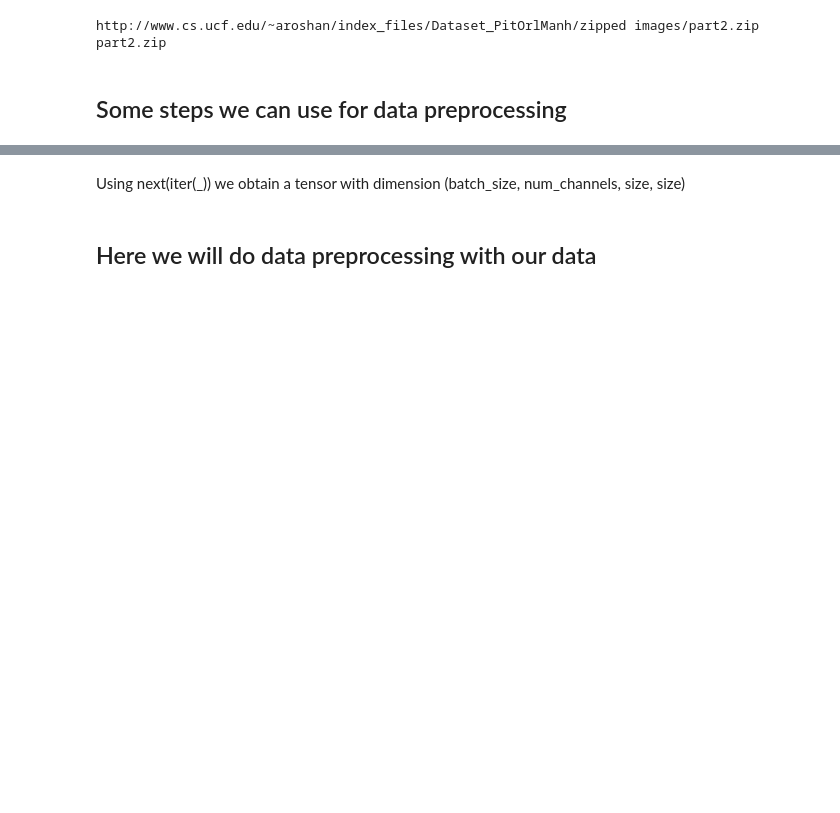
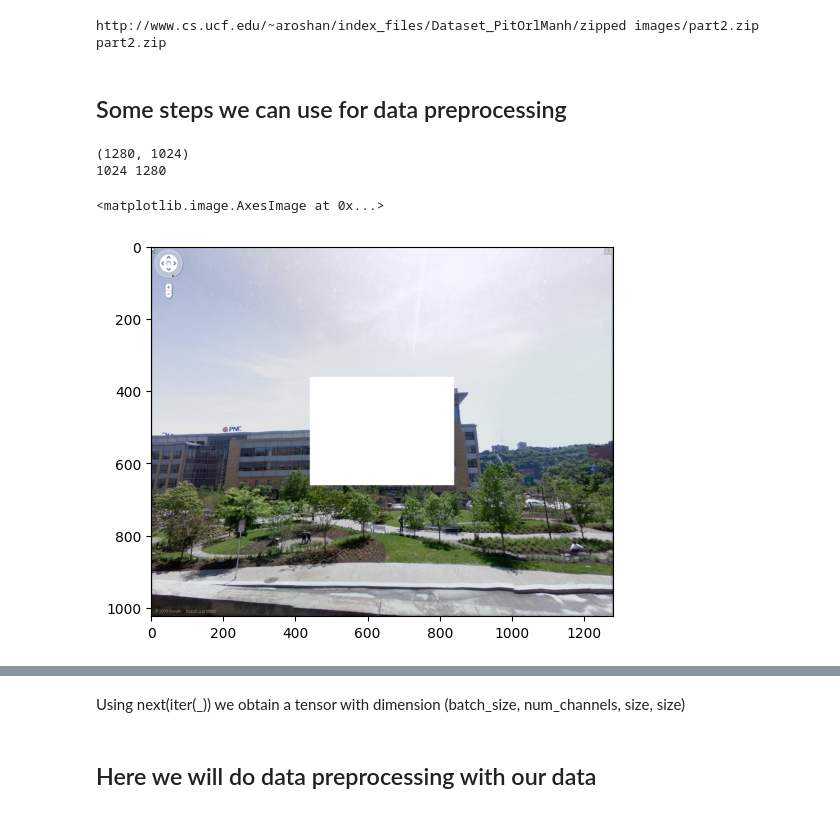
Before and after one commit to CosmoMaaya/computervision_project, a Jupyter notebook: Image_inpainting.ipynb, the cells around one changed output, grey strips where cells are left out. Saved outputs shown, nothing was run; the diff lists cells and outputs as text; code cells hidden in the pictures; blank space fills up the shorter version.

Commit message:
new data loading

```diff
--- a/Image_inpainting.ipynb
+++ b/Image_inpainting.ipynb
@@ -75,0 +103,28 @@ batch_size = 128
+# %%
+input_path = "train_data\\001100_1.jpg"
+img = PIL.Image.open(input_path)
+print(img.size)
+img = T.ToTensor()(img)
+
+# img_ary = np.array(img, dtype=np.uint8)
+# center = (640, 512)
+mask_size = (400, 300)
+# startx, starty = center[0] - width//2, center[1] - height//2
+# img_ary[starty:starty+height, startx:startx+width, :] = 0
+
+
+channel, y, x = img.size()
+print(y, x)
+y1, x1 = (y - mask_size[1]) // 2 , (x - mask_size[0])//2
+y2, x2 = y1 + mask_size[1], x1 + mask_size[0]
+masked_part = img[:, y1:y2, x1:x2]
+masked_img = img.clone()
+masked_img[:, y1:y2, x1:x2] = 1
+
+plt.imshow(masked_img.permute(1, 2, 0))
+# PIL.Image.fromarray(img_ary).save(os.path.join(masked_file_path, image_file))
+# %% [output]
+(1280, 1024)
+1024 1280
+<matplotlib.image.AxesImage at 0x...>
+[figure, added]
```
Also changed, not shown: parts of 12 cells of this notebook, 1 other file.
